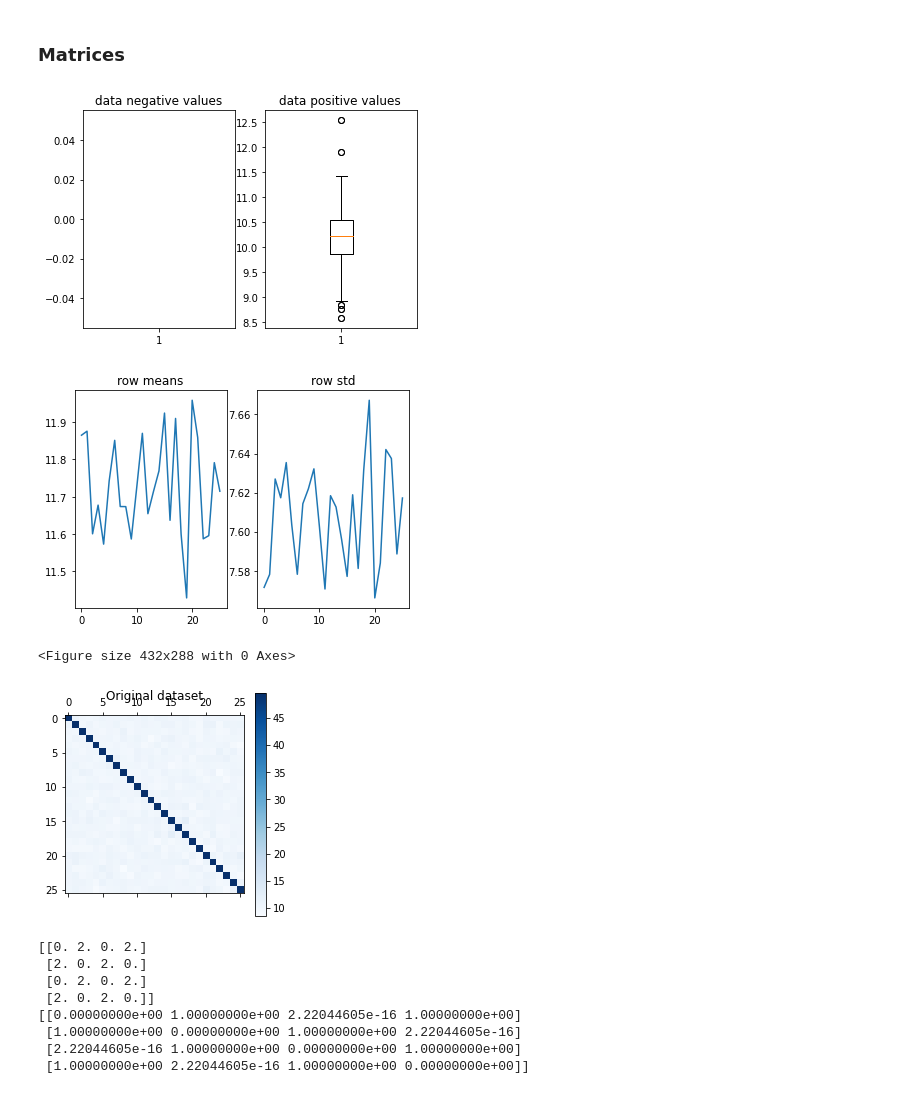
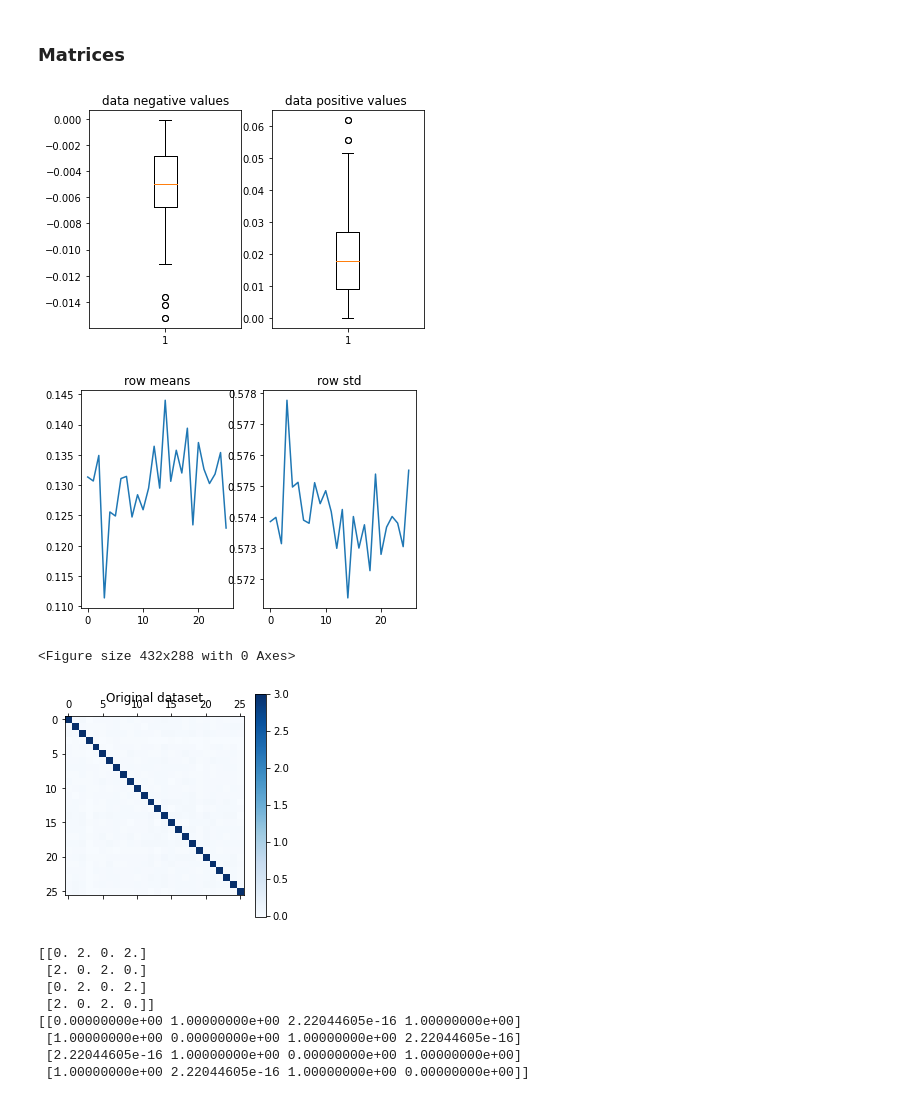
Before and after one commit to alexandremerasli/TFE, a Jupyter notebook: cluster_data.ipynb, the cells around one changed output. Saved outputs shown, nothing was run; the diff lists cells and outputs as text; code cells hidden in the pictures.

```diff
--- a/cluster_data.ipynb
+++ b/cluster_data.ipynb
@@ -78,16 +78,16 @@ for i in range(len(ISC_IBI)):
     ISC_EDA[i,i] = np.mean(tmp_EDA)*eegNorm
 
 
-
+'''
 ISC_EEG = ISC_EEG+10
 ISC_EDA = ISC_EDA+10
 ISC_IBI = ISC_IBI+10
-
+'''
 
 
 
 # Choose matrix to study
-case = 'IBI'
+case = 'EEG'
 removeOutlier = False # Remove outliers if there are some
 
 if (case == 'EEG'):
@@ -110,37 +110,37 @@ N = len(study_matrix)
 nbParticipants = len(ISC_EEG) - 10
 nbParticipants = len(ISC_EEG)
 
 # Boxplot
 orderOfMagnitude(np.copy(study_matrix))
 
 # Normalize rows and columns ?
 
 # Remove negative values from EDA and IBI
 #study_matrix = np.where(study_matrix>0,study_matrix,0)
 
 plt.figure()
 plt.subplot(121)
 plt.plot(np.mean(study_matrix,axis=0))
 plt.title('row means')
 plt.subplot(122)
 plt.plot(np.std(study_matrix,axis=0))
 plt.title('row std')
 
 # Show matrix data
 plt.figure()
 plt.matshow(study_matrix, cmap=plt.cm.Blues)
 plt.title("Original dataset")
 plt.colorbar()
 plt.show()
 
 with open(os.path.join('new_'+ case + '.csv'), 'w') as File:
     writer = csv.writer(File,delimiter =';')
     writer.writerows(study_matrix)
 # %% [output]
-[figure, old version]
+[figure, new version]
-[figure, old version]
+[figure, new version]
 <Figure size 432x288 with 0 Axes>
-[figure, old version]
+[figure, new version]
 # %%
 a = np.zeros((4,4))
 a[:,0] = [1,0,1,0]
```
Also changed, not shown: parts of 61 cells of this notebook.
